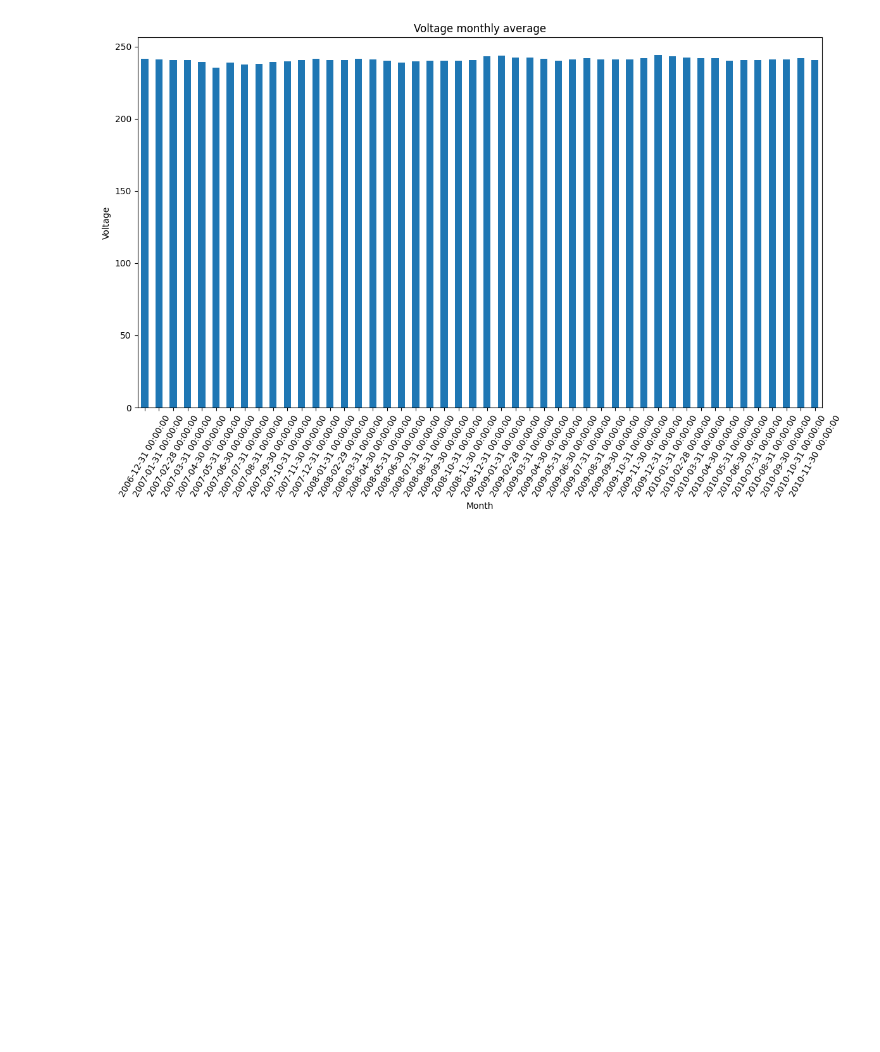
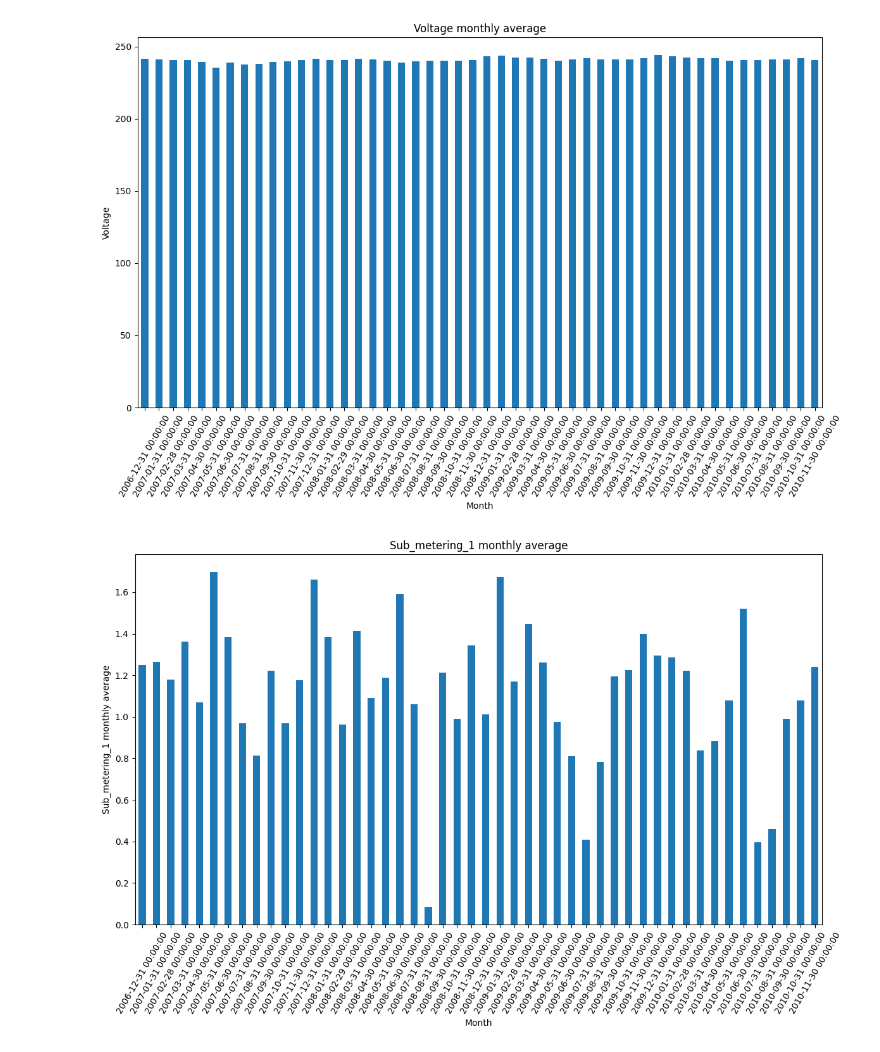
Before and after one commit to EdwardKWang/quant-research, a Jupyter notebook: stats-learning/Long short-term memory model.ipynb, the cells around one changed output. Saved outputs shown, nothing was run; the diff lists cells and outputs as text; code cells hidden in the pictures; blank space fills up the shorter version.

```diff
--- a/stats-learning/Long short-term memory model.ipynb
+++ b/stats-learning/Long short-term memory model.ipynb
@@ -156,3 +158,12 @@ plt.tight_layout()
 plt.show()
 # %% [output]
 [figure]
+# %%
+data_df['Sub_metering_1'].resample('M').mean().plot(kind='bar', figsize=(12, 8), title='Sub_metering_1 monthly average')
+plt.xlabel('Month')
+plt.xticks(rotation=60)
+plt.ylabel('Sub_metering_1 monthly average')
+plt.tight_layout()
+plt.show()
+# %% [output]
+[figure, added]
```
Also changed, not shown: parts of 13 cells of this notebook, 2 other files.
